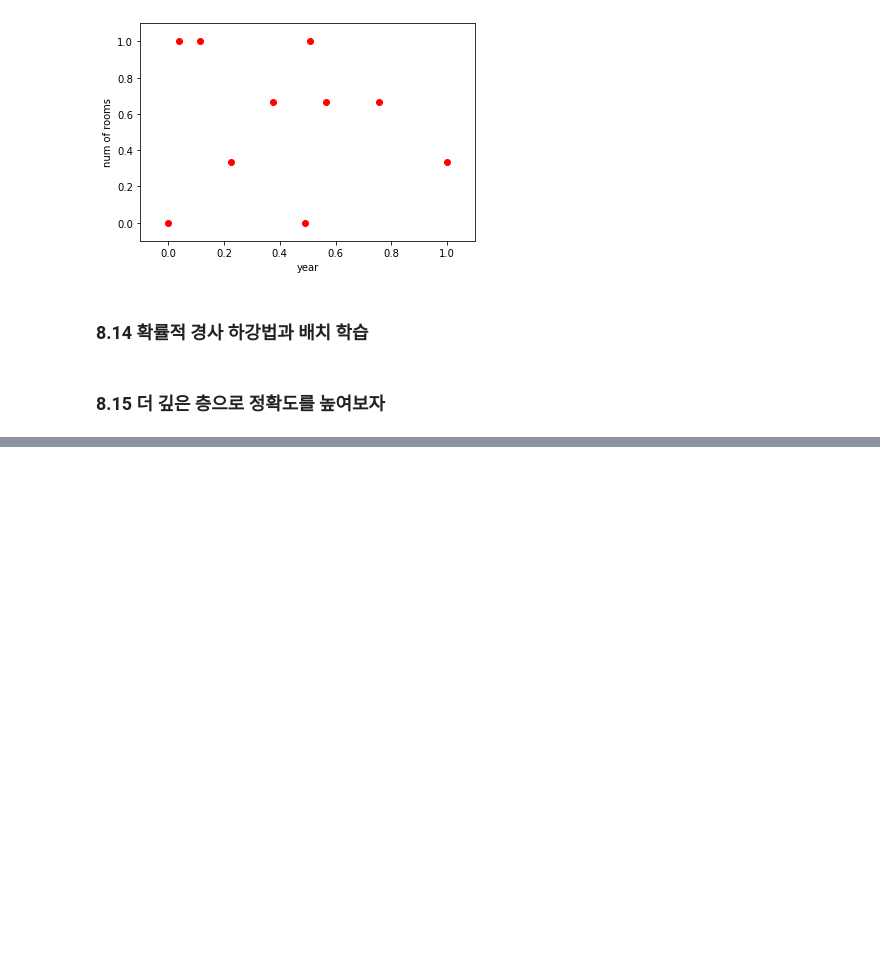
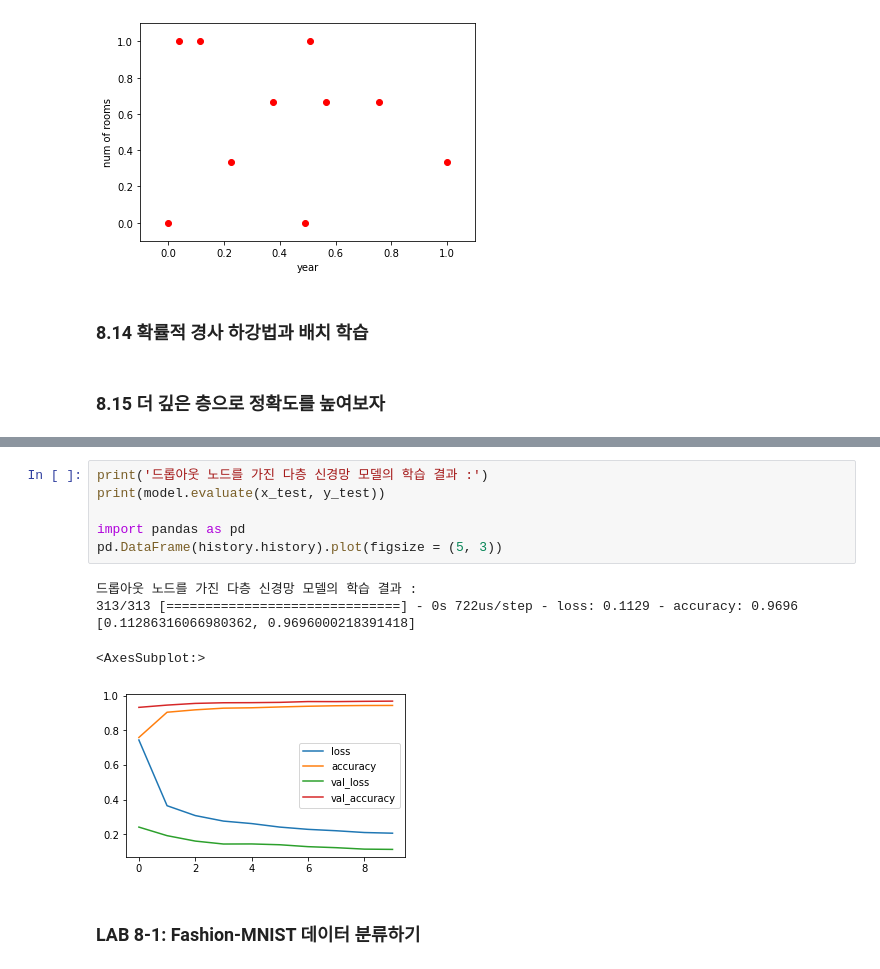
Before and after one commit to soeunida/chapter_eight, a Jupyter notebook: ch08.ipynb, the cells around one changed output, grey strips where cells are left out. Saved outputs shown, nothing was run; the diff lists cells and outputs as text; blank space fills up the shorter version.

```diff
--- a/ch08.ipynb
+++ b/ch08.ipynb
@@ -309,0 +522,14 @@ Text(0, 0.5, 'num of rooms')
+# %%
+print('드롭아웃 노드를 가진 다층 신경망 모델의 학습 결과 :')
+print(model.evaluate(x_test, y_test))
+
+import pandas as pd
+pd.DataFrame(history.history).plot(figsize = (5, 3))
+# %% [output]
+드롭아웃 노드를 가진 다층 신경망 모델의 학습 결과 :
+313/313 [==============================] - 0s 722us/step - loss: 0.1129 - accuracy: 0.9696
+[0.11286316066980362, 0.9696000218391418]
+<AxesSubplot:>
+[figure, added]
+# %% [markdown]
+### LAB 8-1: Fashion-MNIST 데이터 분류하기
```
Also changed, not shown: parts of 32 cells of this notebook.
